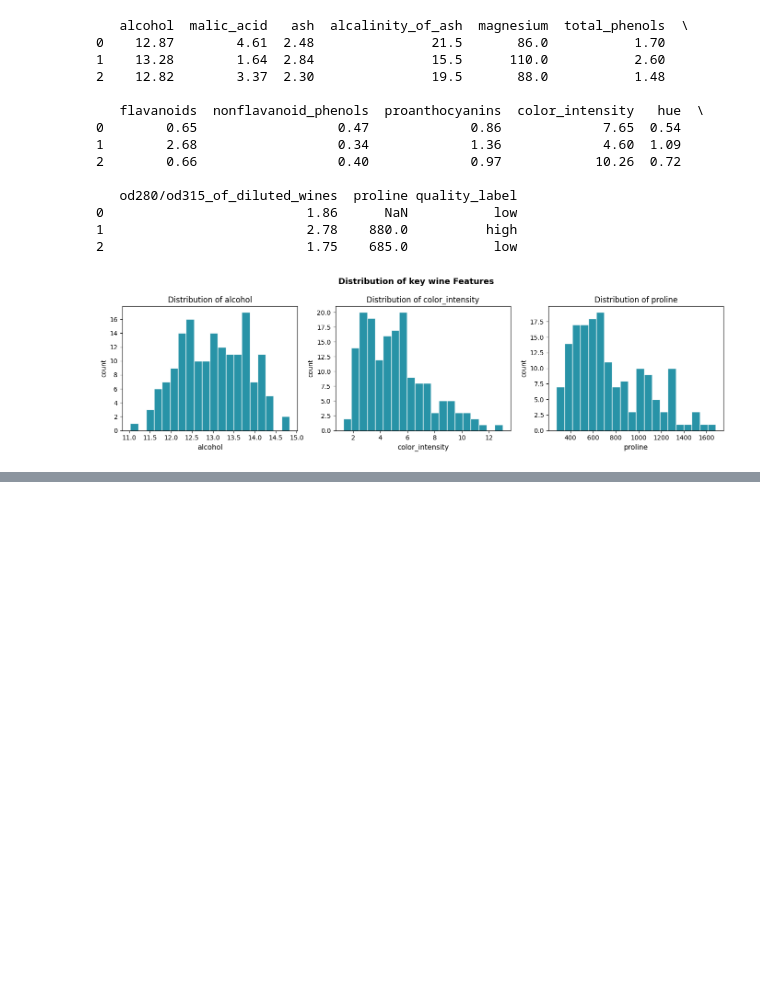
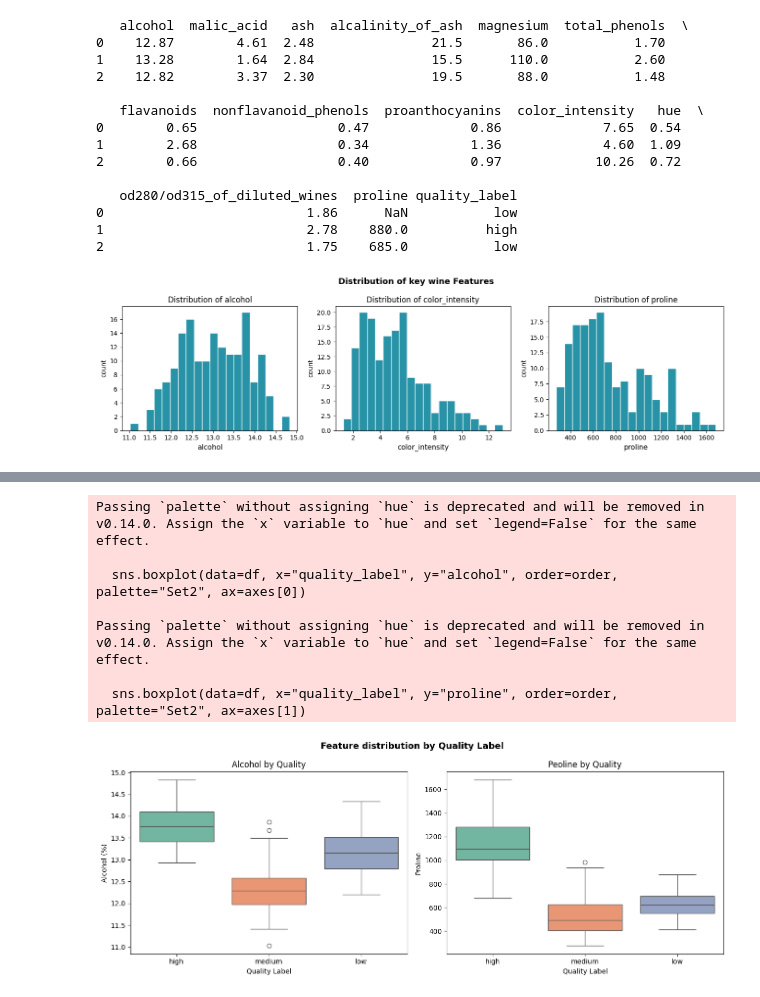
Before and after one commit to 77anuj77/SML_lec, a Jupyter notebook: ass2/ass2.ipynb, the cells around one changed output, grey strips where cells are left out. Saved outputs shown, nothing was run; the diff lists cells and outputs as text; code cells hidden in the pictures; blank space fills up the shorter version.

```diff
--- a/ass2/ass2.ipynb
+++ b/ass2/ass2.ipynb
@@ -125,0 +91,25 @@ plt.show()
+# %%
+fig, axes= plt.subplots(1,2,figsize=(13,5))
+fig.suptitle("Feature distribution by Quality Label", fontsize=13, fontweight="bold")
+order=["high", "medium", "low"]
+sns.boxplot(data=df, x="quality_label", y="alcohol", order=order, palette="Set2", ax=axes[0])
+axes[0].set_title("Alcohol by Quality")
+axes[0].set_xlabel("Quality Label")
+axes[0].set_ylabel("Alcohol (%)")
+
+sns.boxplot(data=df, x="quality_label", y="proline", order=order, palette="Set2", ax=axes[1])
+axes[1].set_title("Peoline by Quality")
+axes[1].set_xlabel("Quality Label")
+axes[1].set_ylabel("Proline")
+
+plt.tight_layout()
+plt.show()
+# %% [output]
+Passing `palette` without assigning `hue` is deprecated and will be removed in v0.14.0. Assign the `x` variable to `hue` and set `legend=False` for the same effect.
+
+  sns.boxplot(data=df, x="quality_label", y="alcohol", order=order, palette="Set2", ax=axes[0])
+
+Passing `palette` without assigning `hue` is deprecated and will be removed in v0.14.0. Assign the `x` variable to `hue` and set `legend=False` for the same effect.
+
+  sns.boxplot(data=df, x="quality_label", y="proline", order=order, palette="Set2", ax=axes[1])
+[figure, added]
```
Also changed, not shown: parts of 15 cells of this notebook.
